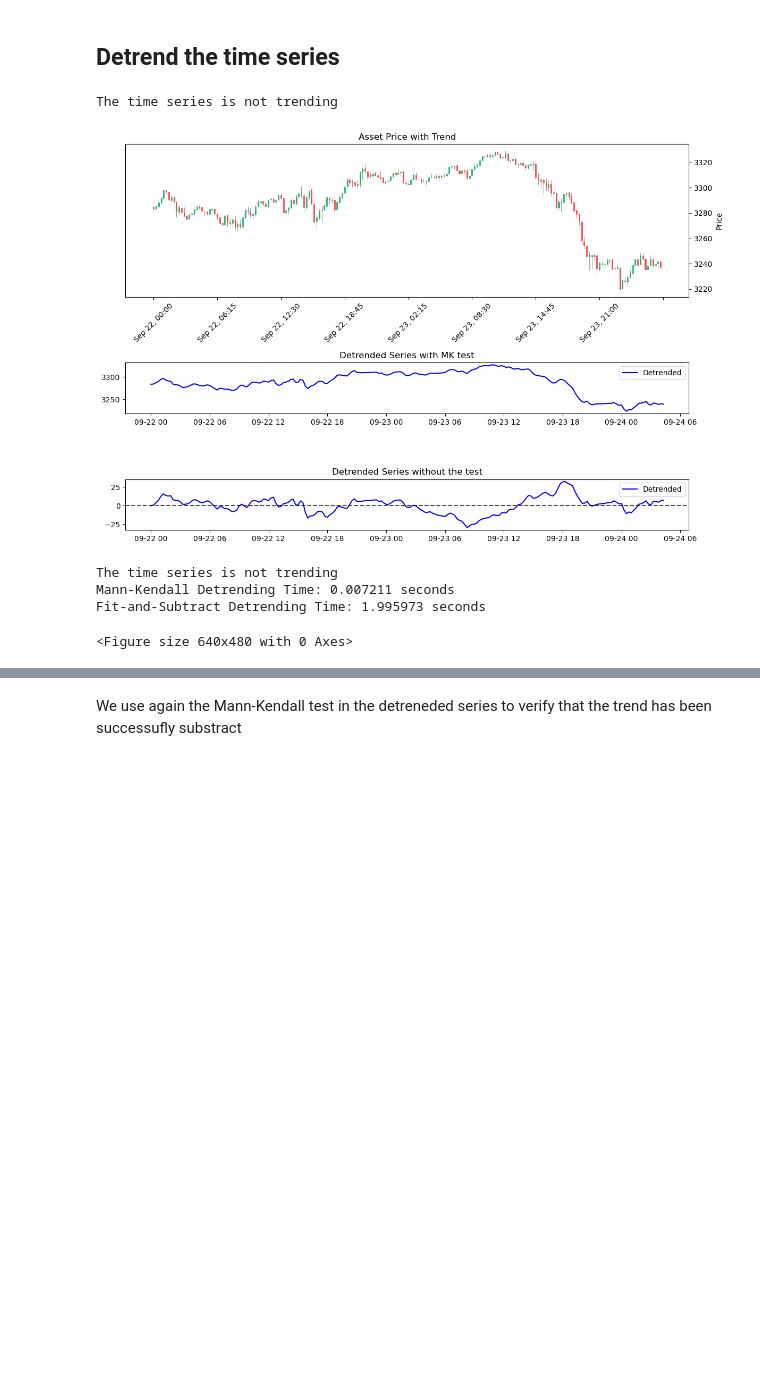
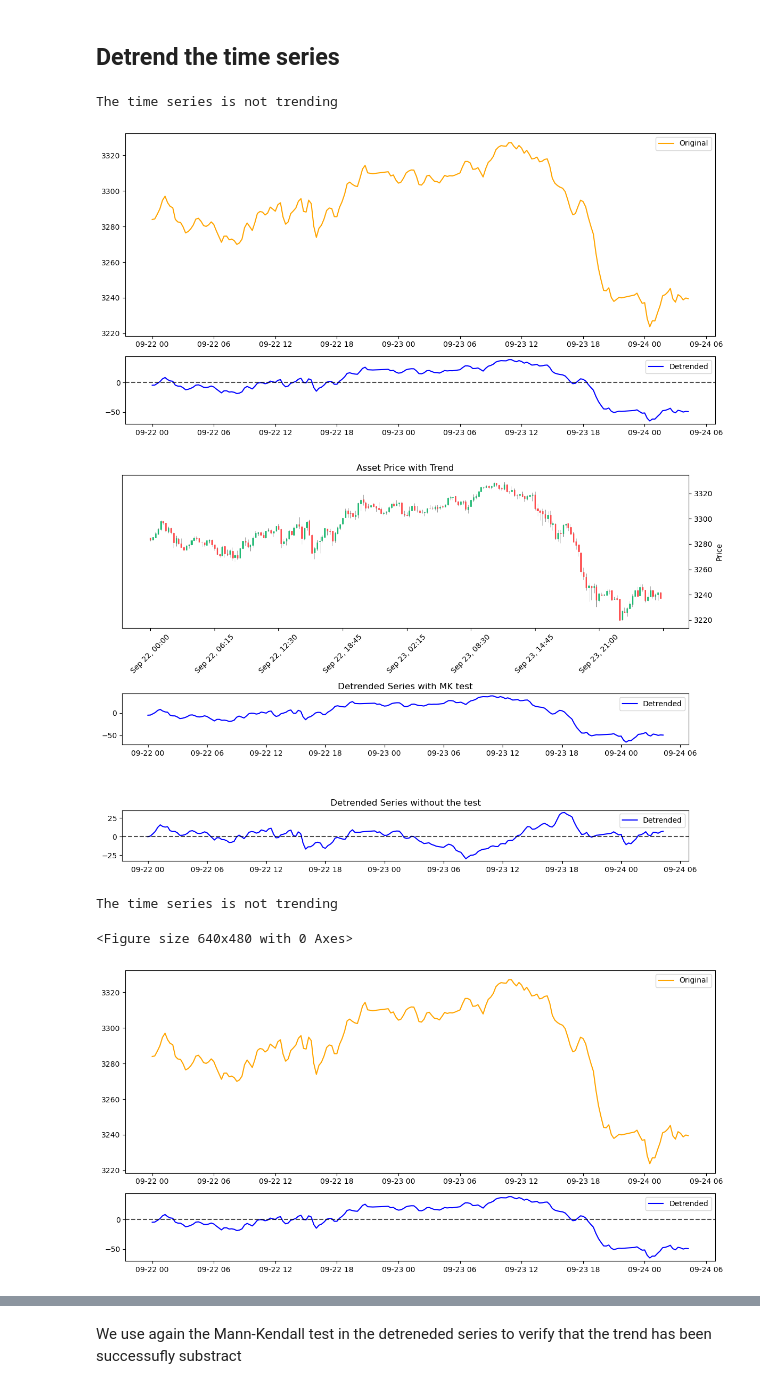
Before and after one commit to gpoccianti/LCP_projects_Y7, a Jupyter notebook: Code/XSOR_report.ipynb, the cells around one changed output, grey strips where cells are left out. Drawn from its saved outputs; the diff is of its cells as text; code cells hidden in the pictures; blank space fills up the shorter version.

```diff
--- a/Code/XSOR_report.ipynb
+++ b/Code/XSOR_report.ipynb
@@ -1189,7 +1192,22 @@ def process_time_series(
 
     if checkpoint == 'no trend':
         print('The time series is not trending ')
-        detrended_full = df_range['HA_close']
+        segment= df_range['HA_close']
+        detrended_full = segment - segment.mean()
+
+        fig, (ax1, ax2) = plt.subplots(2, 1, gridspec_kw={'height_ratios': [3, 1]}, figsize=(12, 6))
+
+        ax1.plot(df_range['HA_close'], label='Original', color='orange')
+
+        # Detrended data
+        ax2.plot(detrended_full, label='Detrended', color='blue')
+        ax2.axhline(0, linestyle="dashed", color="black", alpha=0.7)
+        ax2.legend()
+
+        ax1.legend()
+        plt.tight_layout()
+        plt.show()
+
         return detrended_full, checkpoint
 def rolling_window_detrend(series, window=50):
     detrended = np.zeros_like(series)
@@ -1221,6 +1239,9 @@ import mplfinance as mpf
 start_time=0
 end_time=200
 detrended_full, checkpoint= process_time_series(file_path, base_chunk_size=50,start_index=start_time, end_index=end_time)
+#############
+df_range = df.iloc[start_time:end_time].copy()
+############
 
 fig, (ax1, ax2,ax3) = plt.subplots(3,1, gridspec_kw={'height_ratios': [3,1,1]}, figsize=(12,8))
 
@@ -1236,35 +1257,35 @@ else:
     ax2.plot(detrended_full, label="Detrended", color="blue")
     ax2.axhline(0, linestyle="dashed", color="black", alpha=0.7)
     ax2.legend()
     ax2.set_title("Detrended Series with MK test")
 df['detrended'] = rolling_window_detrend(df['HA_close'].values, window=50)
 ax3.plot(df.index[start_time:end_time], df['detrended'][start_time:end_time], label="Detrended", color="blue")
 ax3.axhline(0, linestyle="dashed", color="black", alpha=0.7)
 ax3.legend()
 ax3.set_title("Detrended Series without the test")
 
 plt.tight_layout()
 plt.show()
 plt.tight_layout()
 
 start_mk = time.perf_counter()
 detrended_mk, checkpoint = process_time_series(file_path, base_chunk_size=50, start_index=start_time, end_index=end_time)
 end_mk = time.perf_counter()
 
 start_fit = time.perf_counter()
 df['detrended_fit_subtract'] = rolling_window_detrend(df['HA_close'].values, window=50)
 end_fit = time.perf_counter()
 
 # Execution Time
 mk_time = end_mk - start_mk
 fit_time = end_fit - start_fit
 
 print(f"Mann-Kendall Detrending Time: {mk_time:.6f} seconds")
 print(f"Fit-and-Subtract Detrending Time: {fit_time:.6f} seconds")
 # %% [output]
 The time series is not trending
-[figure, old version]
+[figure, new version]
+[figure, added]
 The time series is not trending
-Mann-Kendall Detrending Time: 0.007211 seconds
-Fit-and-Subtract Detrending Time: 1.995973 seconds
 <Figure size 640x480 with 0 Axes>
+[figure, added]
```
Also changed, not shown: parts of 29 cells of this notebook, 2 other files.
